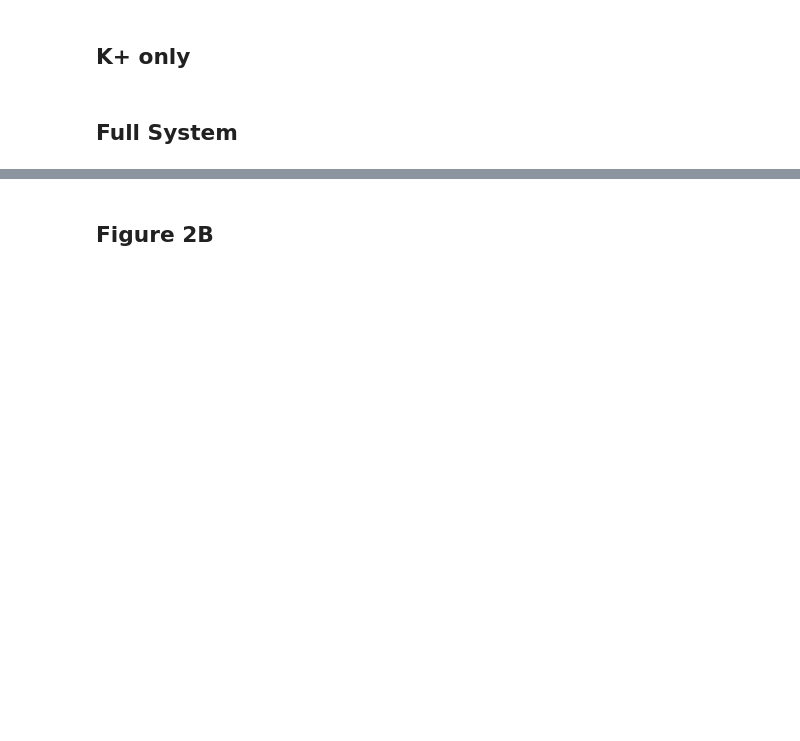
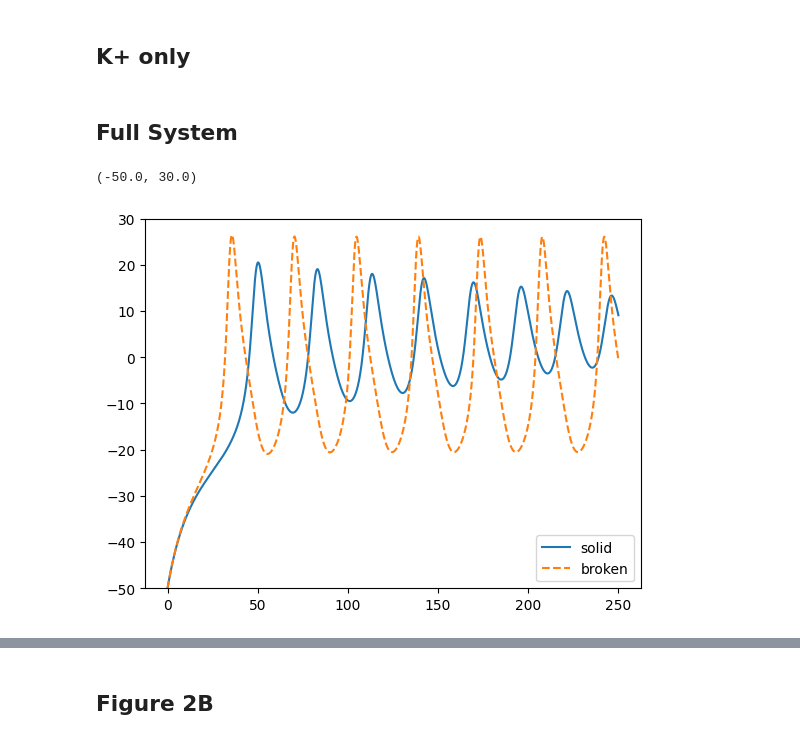
Before and after one commit to zeynoozkaya/VoltageOscillation, a Jupyter notebook: barnacle_mode.ipynb, the cells around one changed output, grey strips where cells are left out. Saved outputs shown, nothing was run; the diff lists cells and outputs as text; code cells hidden in the pictures; blank space fills up the shorter version.

```diff
--- a/barnacle_mode.ipynb
+++ b/barnacle_mode.ipynb
@@ -211,6 +229,14 @@ N_sim2.apply_eulers(dt=dt,T=T,i="K")
 N_sim3.apply_eulers(dt=dt,T=T,i="K")
 # %% [markdown]
 ## Full System
+# %%
+V_solid.plot_V(label="solid")
+V_broken.plot_V(label="broken",linestyle="--")
+plt.legend()
+plt.ylim(-50,30)
+# %% [output]
+(-50.0, 30.0)
+[figure, added]
 # %%
 # full system simulation
 
```
Also changed, not shown: parts of 6 cells of this notebook.
